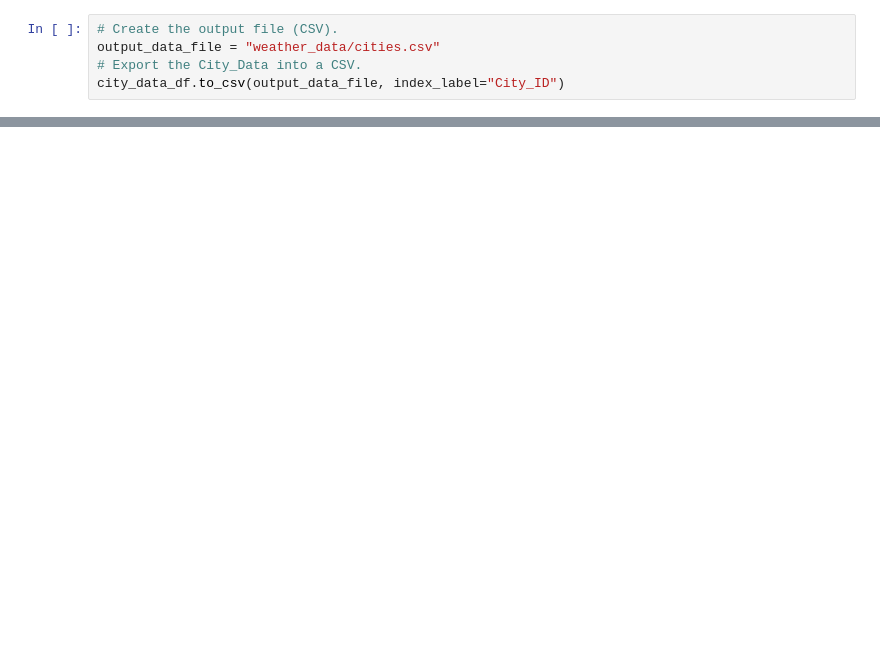
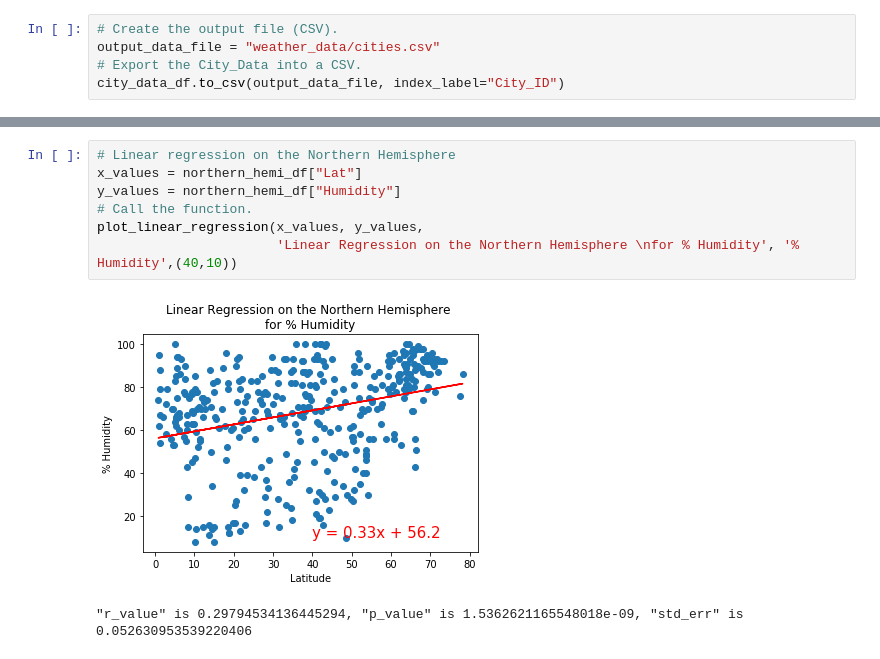
Before and after one commit to Gloriasc419/World_Weather_Analysis, a Jupyter notebook: WeatherPy.ipynb, the cells around one changed output, grey strips where cells are left out. Saved outputs shown, nothing was run; the diff lists cells and outputs as text; blank space fills up the shorter version.

```diff
--- a/WeatherPy.ipynb
+++ b/WeatherPy.ipynb
@@ -274,0 +342,10 @@ plt.show()
+# %%
+# Linear regression on the Northern Hemisphere
+x_values = northern_hemi_df["Lat"]
+y_values = northern_hemi_df["Humidity"]
+# Call the function.
+plot_linear_regression(x_values, y_values,
+                       'Linear Regression on the Northern Hemisphere \nfor % Humidity', '% Humidity',(40,10))
+# %% [output]
+[figure, added]
+"r_value" is 0.29794534136445294, "p_value" is 1.5362621165548018e-09, "std_err" is 0.052630953539220406
```
Also changed, not shown: parts of 22 cells of this notebook.
